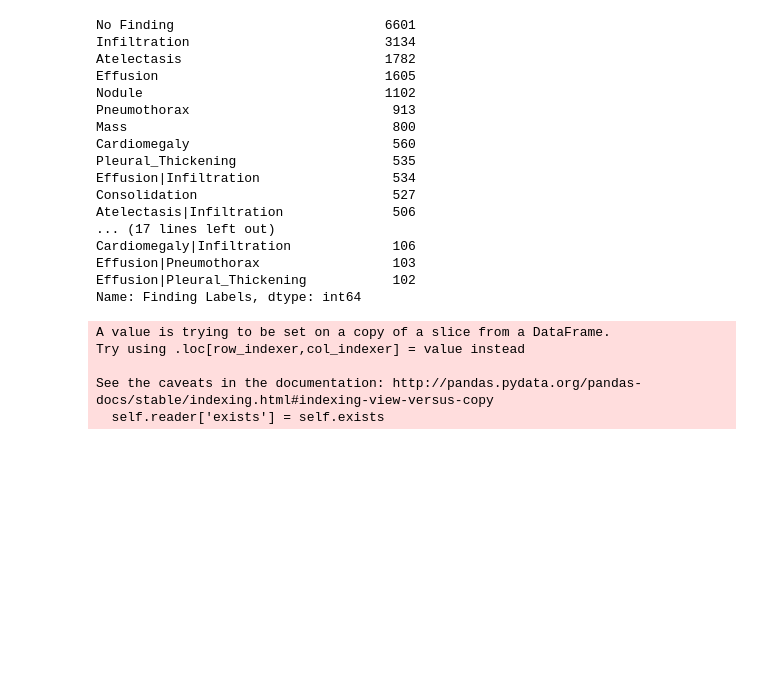
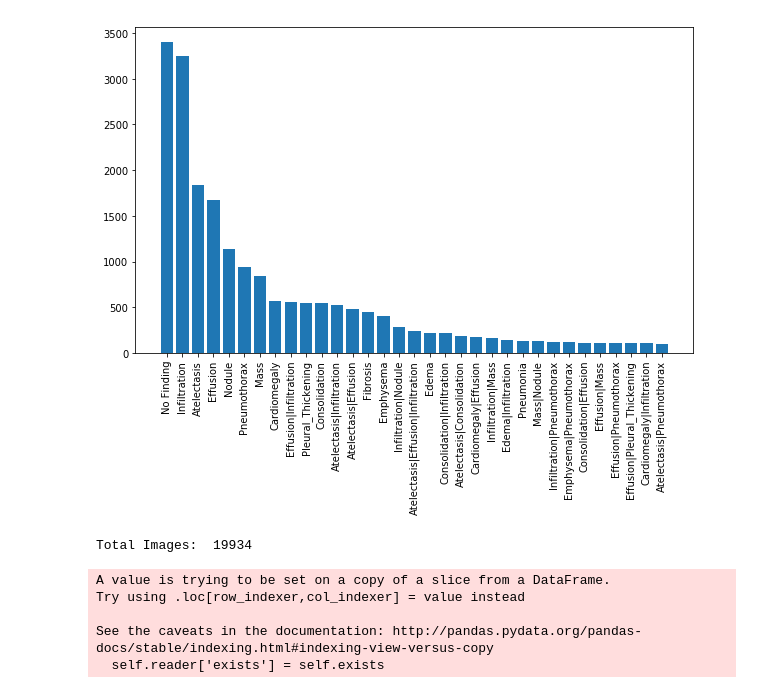
Before and after one commit to yairh/finalproject, a Jupyter notebook: multilabel_aug.ipynb, the cells around one changed output. Saved outputs shown, nothing was run; the diff lists cells and outputs as text; code cells hidden in the pictures; blank space fills up the shorter version.

```diff
--- a/multilabel_aug.ipynb
+++ b/multilabel_aug.ipynb
@@ -73,36 +75,25 @@ def balance_df(val,frac):
 # %%
 count = df['Finding Labels'].value_counts()
 labels_to_keep = count[count > 100].index.values
 df = df[df['Finding Labels'].isin(labels_to_keep)]
 df['labels'] = df['Finding Labels'].apply(lambda x:'' if x=='No Finding' else x.split('|'))
 binarizer = MultiLabelBinarizer()
 binarizer.fit(df.labels)
 df['target'] = list(binarizer.transform(df.labels))
 df = balance_df('No Finding',2)
 df = balance_df('No Finding',2)
+df = balance_df('No Finding',2)
 count = df['Finding Labels'].value_counts()
 
 plt.figure(figsize=(10,6))
 plt.bar(count.index.values,count)
+plt.xticks(rotation=90)
 plt.show()
+
+print('Total Images: ',len(df))
 # %% [output]
+[figure, added]
-No Finding                           6601
-Infiltration                         3134
-Atelectasis                          1782
-Effusion                             1605
-Nodule                               1102
-Pneumothorax                          913
-Mass                                  800
-Cardiomegaly                          560
-Pleural_Thickening                    535
-Effusion|Infiltration                 534
-Consolidation                         527
-Atelectasis|Infiltration              506
-... (17 lines left out)
-Cardiomegaly|Infiltration             106
-Effusion|Pneumothorax                 103
-Effusion|Pleural_Thickening           102
-Name: Finding Labels, dtype: int64
+Total Images:  19934
 # %%
 dataset = ChestDataset(data_dir,df)
 train_list = [el[len(data_dir):] for i,el in enumerate(dataset.image_path) if not i%5 == 0]
```
Also changed, not shown: parts of 13 cells of this notebook.
